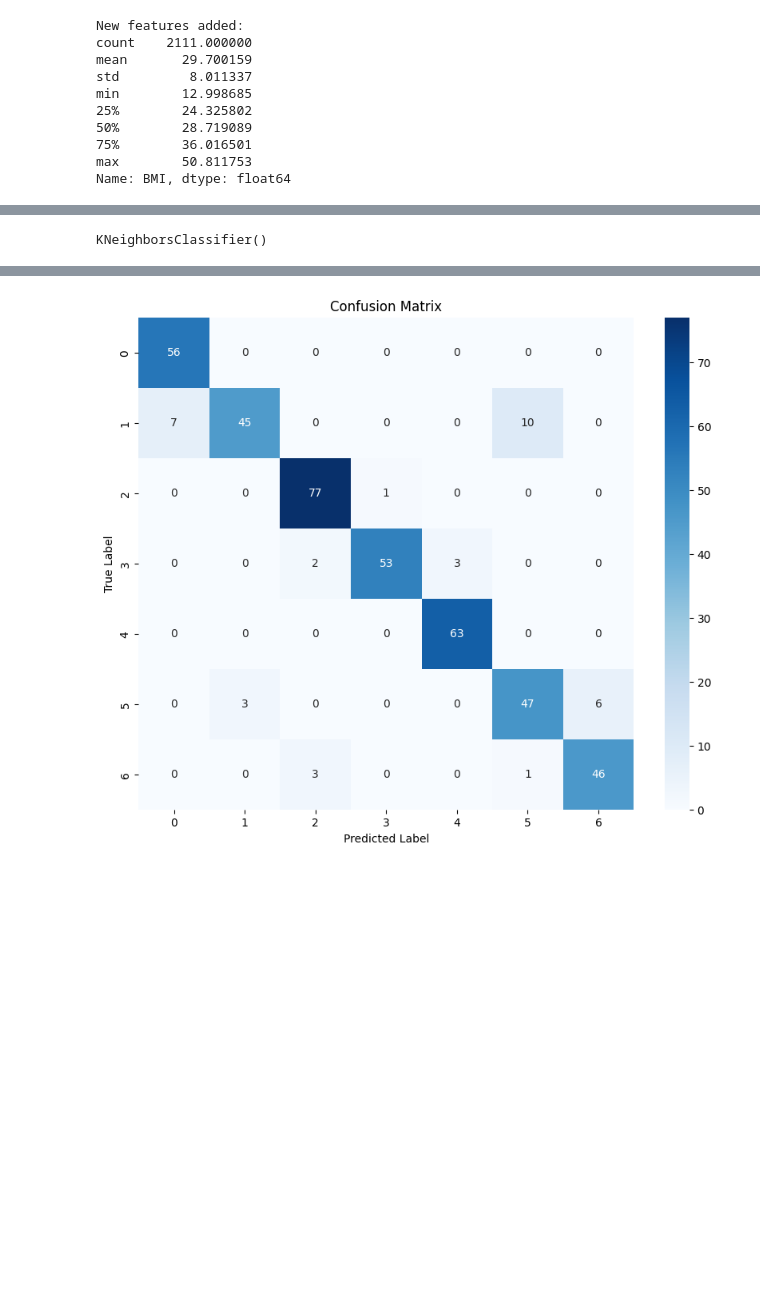
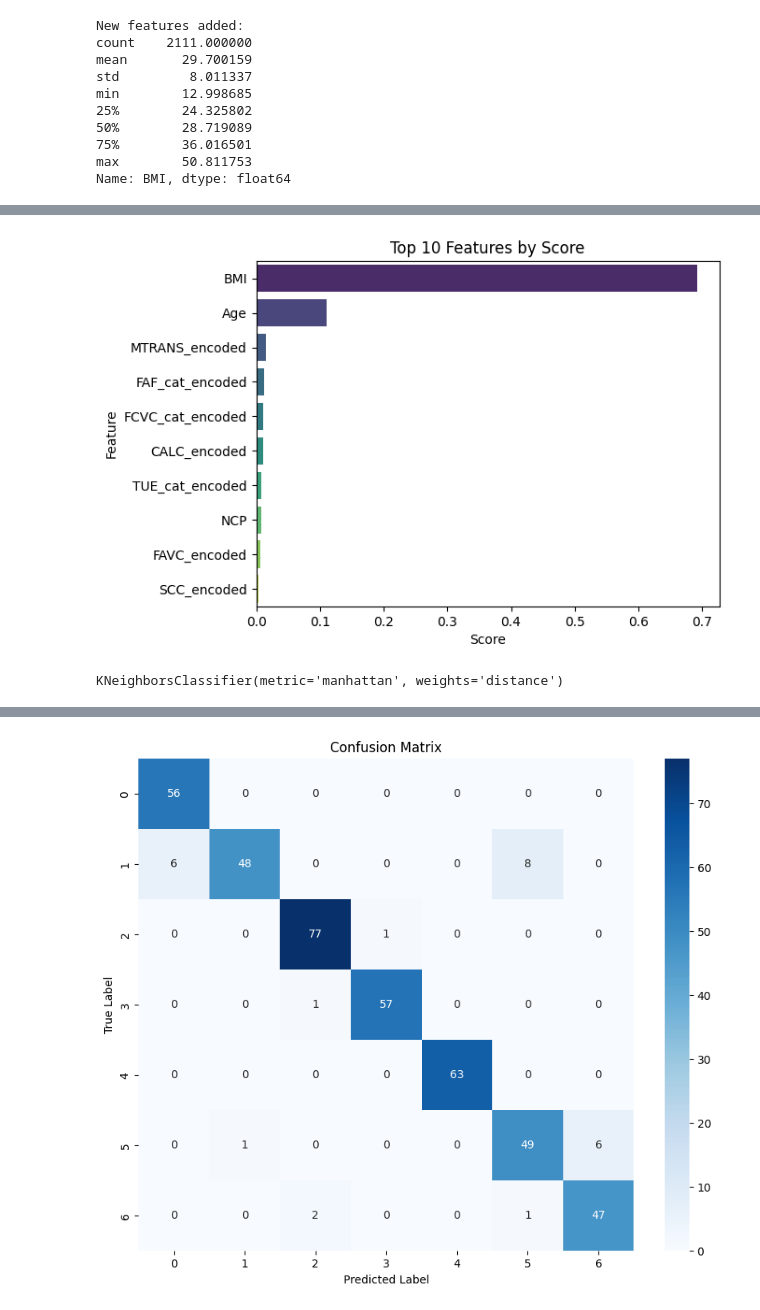
Before and after one commit to eesean/GP, a Jupyter notebook: KNN.ipynb, the cells around one changed output, grey strips where cells are left out. Cells and saved outputs as stored; diff of their text form; code cells hidden in the pictures; blank space fills up the shorter version.

```diff
--- a/KNN.ipynb
+++ b/KNN.ipynb
@@ -207,13 +274,19 @@ top_ten_features
+# %%
+sns.barplot(x='Score', y='Feature', data=top_ten_features, palette='viridis')
+plt.title('Top 10 Features by Score')
+plt.show()
+# %% [output]
+[figure, added]
 # %%
 # Train second model using top 10 features
 X_train_selected = X_train[top_ten_features["Feature"]]
 X_val_selected = X_val[top_ten_features["Feature"]]
 X_test_selected = X_test[top_ten_features["Feature"]]
 
-second_knn = KNeighborsClassifier(n_neighbors=5)
+second_knn = KNeighborsClassifier(n_neighbors=5, weights='distance', metric='manhattan')
 second_knn.fit(X_train_selected, y_train)
 # %% [output]
-KNeighborsClassifier()
+KNeighborsClassifier(metric='manhattan', weights='distance')
 # %%
 second_knn.score(X_val_selected, y_val)
 # %% [output]
```
Also changed, not shown: parts of 15 cells of this notebook.
